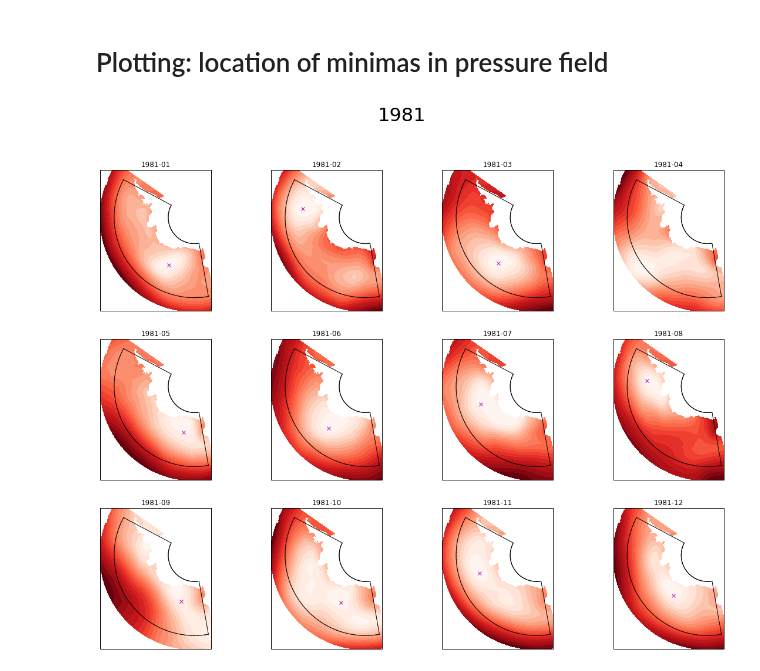
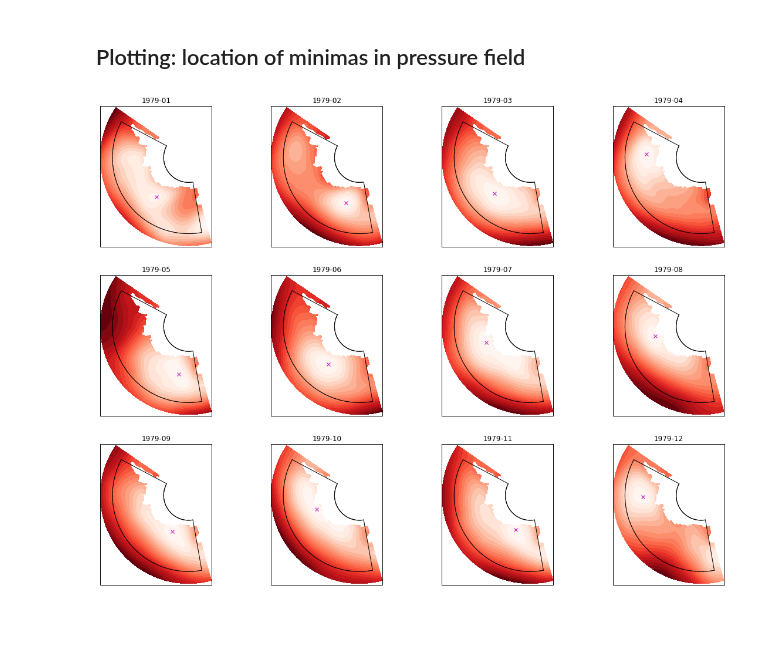
Before and after one commit to scotthosking/amundsen-sea-low-index, a Jupyter notebook: Amundsen_Sea_Low_Index_v3.ipynb, the cells around one changed output. Drawn from its saved outputs; the diff is of its cells as text; code cells hidden in the pictures; blank space fills up the shorter version.

```diff
--- a/Amundsen_Sea_Low_Index_v3.ipynb
+++ b/Amundsen_Sea_Low_Index_v3.ipynb
@@ -17,5 +102,3 @@ mask = xr.open_dataset('~/Desktop/era5_invariant_lsm.nc').lsm.squeeze()
-# %%
-da = ds.msl
 # %%
 da
 # %% [output]
@@ -39,2 +125,0 @@ da_mask.mean().values, da.mean().values # these are different, great!
-# %%
-da = da.sel(latitude=slice(-55,-90))
@@ -148,9 +151,14 @@ record these data in a Pandas DataFrame
 # %%
-ntime      = da.time.shape[0]
+# change units
+da = da / 100.
+da = da.assign_attrs(units='hPa')
 
-all_lows_df = pd.DataFrame()
-asl_df      = pd.DataFrame()
+ntime        = da.time.shape[0]
+all_lows_dfs = pd.DataFrame()
 
 for t in range(0,ntime):
-    da_t   = da.isel(time=t) / 100.
-    asl_df = pd.concat([asl_df, get_asl(da_t, asl_region, mask, sigma=11)]).reset_index(drop=True)
+    da_t         = da.isel(time=t)
+    all_lows_df  = get_lows(da_t, mask)
+    all_lows_dfs = pd.concat([all_lows_dfs, all_lows_df], ignore_index=True)
+
+asl_df = define_asl(all_lows_dfs, asl_region)
@@ -186,5 +181,5 @@ asl_df.to_csv('v3/era5/asli_v3_era5.csv', index=False)
 # %% [markdown]
-# Plotting: location of minimas in pressure field
+## Plotting: location of minimas in pressure field
 # %%
 def draw_regional_box( region, transform=None ):
     '''
@@ -204,39 +199,34 @@ def draw_regional_box( region, transform=None ):
         plt.plot([i,i+1], [region['south'],region['south']], 'k-', transform=transform, linewidth=1)
         plt.plot([i,i+1], [region['north'],region['north']], 'k-', transform=transform, linewidth=1)
 # %%
-for yr in range(1981,1982):
+plt.figure(figsize=(20,15))
 
-    plt.figure(figsize=(20,15))
+for i in range(0,12):
 
-    for i in range(0,12):
+    da_2D = da_mask.isel(time=i)
 
-        da_2D = da_mask.isel(time=((yr-1979)*12)+i)
+    da_2D = da_2D.sel(latitude=slice(-55,-90),longitude=slice(165,305))
 
-        da_2D = da_2D.sel(latitude=slice(-55,-90),longitude=slice(165,305))
+    ax = plt.subplot( 3, 4, i+1,
+                        projection=ccrs.Stereographic(central_longitude=0.,
+                                                      central_latitude=-90.) )
 
-        plt.suptitle(yr, fontsize=32)
+    ax.set_extent([165,305,-85,-55], ccrs.PlateCarree())
 
-        ax = plt.subplot( 3, 4, i+1,
-                            projection=ccrs.Stereographic(central_longitude=0.,
-                                                          central_latitude=-90.) )
+    result = da_2D.plot.contourf( 'longitude', 'latitude', cmap='Reds',
+                                    transform=ccrs.PlateCarree(),
+                                    add_colorbar=False,
+                                    levels=np.linspace(np.nanmin(da_2D.values), np.nanmax(da_2D.values), 20) )
 
-        ax.set_extent([165,305,-85,-55], ccrs.PlateCarree())
+    # ax.coastlines(resolution='110m')
+    ax.set_title(str(da_2D.time.values)[0:7])
 
-        result = da_2D.plot.contourf( 'longitude', 'latitude', cmap='Reds',
-                                        transform=ccrs.PlateCarree(),
-                                        add_colorbar=False,
-                                        levels=np.linspace(np.nanmin(da_2D.values), np.nanmax(da_2D.values), 20) )
+    ## mark ASL
+    df2 = asl_df[ asl_df['time'] == str(da_2D.time.values)[0:10]]
+    if len(df2) > 0:
+        ax.plot(df2['lon'], df2['lat'], 'mx', transform=ccrs.PlateCarree() )
+    draw_regional_box(asl_region)
 
-        # ax.coastlines(resolution='110m')
-        ax.set_title(str(da_2D.time.values)[0:7])
-
-        ## mark ASL
-        df2 = asl_df[ asl_df['time'] == str(da_2D.time.values)[0:10]]
-        if len(df2) > 0:
-            ax.plot(df2['lon'], df2['lat'], 'mx', transform=ccrs.PlateCarree() )
-        draw_regional_box(asl_region)
-
-    plt.savefig('v3/era5/asli_v3_era5_'+str(yr)+'.png', dpi=150)
-    print('')
+print('')
 # %% [output]
-[figure, old version]
+[figure, new version]
```
Also changed, not shown: parts of 21 cells of this notebook, 1 other file.
